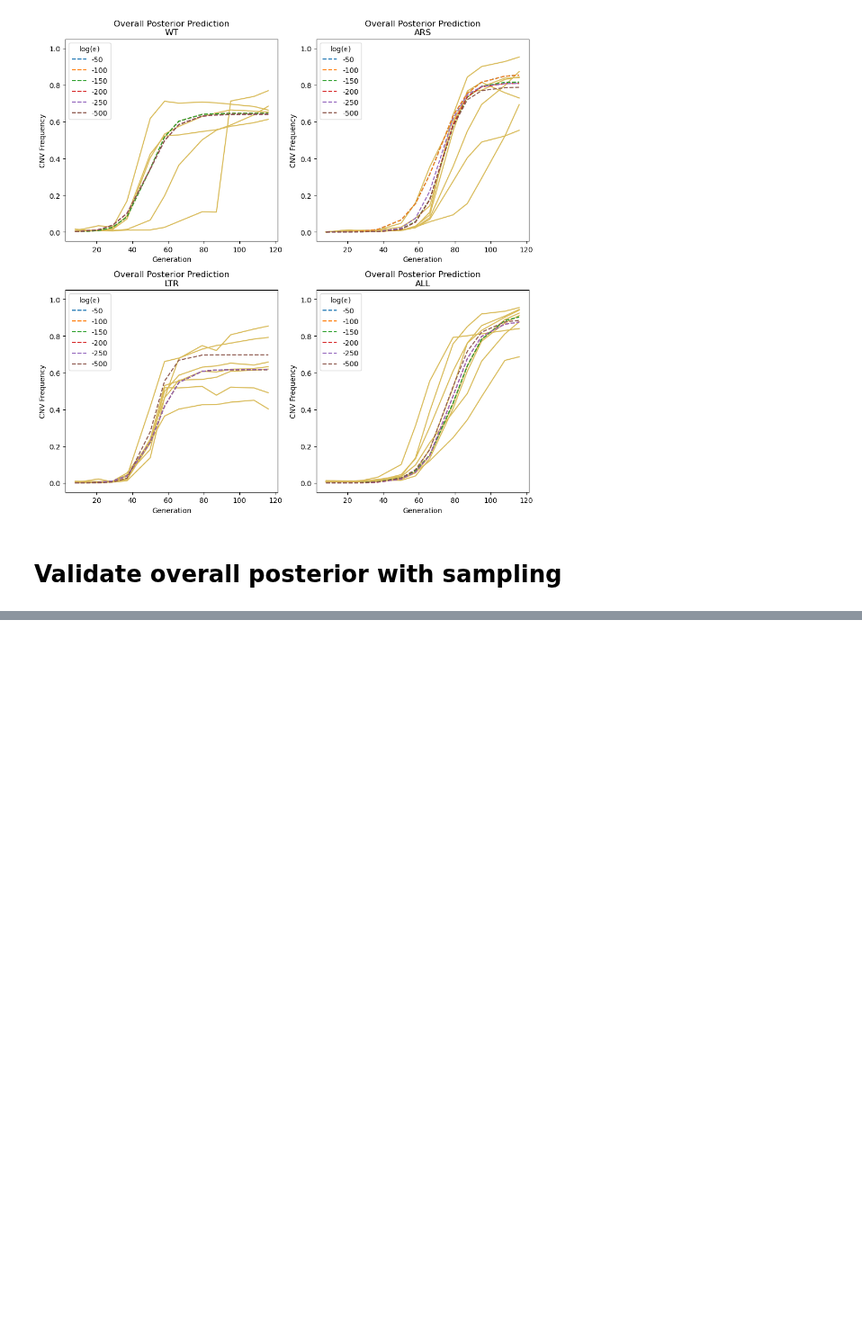
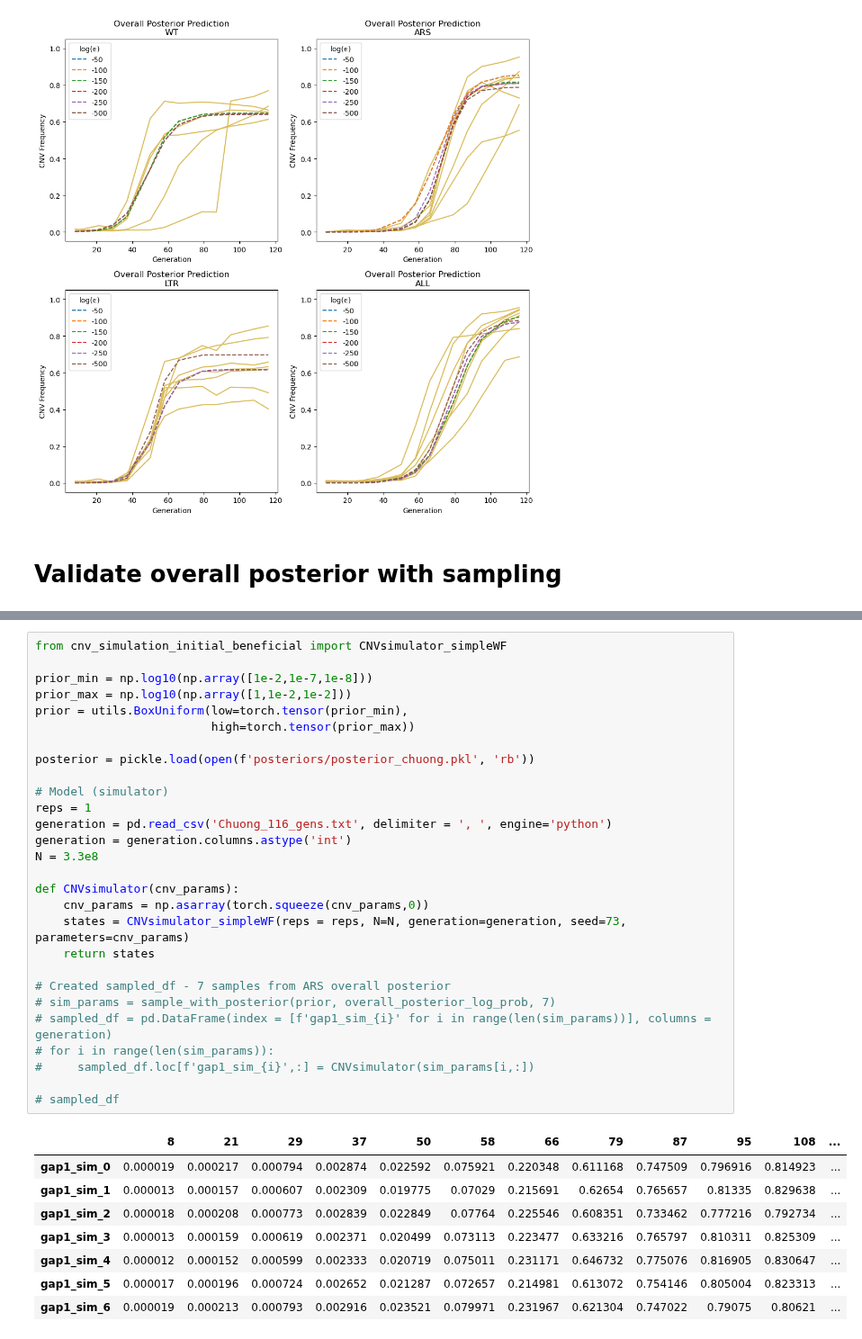
Before and after one commit to yoavram-lab/chuong_et_al, a Jupyter notebook: Overall Posterior.ipynb, the cells around one changed output, grey strips where cells are left out. Shown at 90% size. Saved outputs shown, nothing was run; the diff lists cells and outputs as text; blank space fills up the shorter version.

```diff
--- a/Overall Posterior.ipynb
+++ b/Overall Posterior.ipynb
@@ -340,0 +399,37 @@ sample_with_posterior(prior, overall_posterior_log_prob, 100000)
+# %%
+from cnv_simulation_initial_beneficial import CNVsimulator_simpleWF
+
+prior_min = np.log10(np.array([1e-2,1e-7,1e-8]))
+prior_max = np.log10(np.array([1,1e-2,1e-2]))
+prior = utils.BoxUniform(low=torch.tensor(prior_min),
+                         high=torch.tensor(prior_max))
+
+posterior = pickle.load(open(f'posteriors/posterior_chuong.pkl', 'rb'))
+
+# Model (simulator)
+reps = 1
+generation = pd.read_csv('Chuong_116_gens.txt', delimiter = ', ', engine='python')
+generation = generation.columns.astype('int')
+N = 3.3e8
+
+def CNVsimulator(cnv_params):
+    cnv_params = np.asarray(torch.squeeze(cnv_params,0))
+    states = CNVsimulator_simpleWF(reps = reps, N=N, generation=generation, seed=73, parameters=cnv_params)
+    return states
+
+# Created sampled_df - 7 samples from ARS overall posterior
+# sim_params = sample_with_posterior(prior, overall_posterior_log_prob, 7)
+# sampled_df = pd.DataFrame(index = [f'gap1_sim_{i}' for i in range(len(sim_params))], columns = generation)
+# for i in range(len(sim_params)):
+#     sampled_df.loc[f'gap1_sim_{i}',:] = CNVsimulator(sim_params[i,:])
+
+# sampled_df
+# %% [output]
+|  | 8 | 21 | 29 | 37 | 50 | 58 | 66 | 79 | 87 | 95 | 108 | ... |
+| gap1_sim_0 | 0.000019 | 0.000217 | 0.000794 | 0.002874 | 0.022592 | 0.075921 | 0.220348 | 0.611168 | 0.747509 | 0.796916 | 0.814923 | ... |
+| gap1_sim_1 | 0.000013 | 0.000157 | 0.000607 | 0.002309 | 0.019775 | 0.07029 | 0.215691 | 0.62654 | 0.765657 | 0.81335 | 0.829638 | ... |
+| gap1_sim_2 | 0.000018 | 0.000208 | 0.000773 | 0.002839 | 0.022849 | 0.07764 | 0.225546 | 0.608351 | 0.733462 | 0.777216 | 0.792734 | ... |
+| gap1_sim_3 | 0.000013 | 0.000159 | 0.000619 | 0.002371 | 0.020499 | 0.073113 | 0.223477 | 0.633216 | 0.765797 | 0.810311 | 0.825309 | ... |
+| gap1_sim_4 | 0.000012 | 0.000152 | 0.000599 | 0.002333 | 0.020719 | 0.075011 | 0.231171 | 0.646732 | 0.775076 | 0.816905 | 0.830647 | ... |
+| gap1_sim_5 | 0.000017 | 0.000196 | 0.000724 | 0.002652 | 0.021287 | 0.072657 | 0.214981 | 0.613072 | 0.754146 | 0.805004 | 0.823313 | ... |
+| gap1_sim_6 | 0.000019 | 0.000213 | 0.000793 | 0.002916 | 0.023521 | 0.079971 | 0.231967 | 0.621304 | 0.747022 | 0.79075 | 0.80621 | ... |
```
Also changed, not shown: parts of 8 cells of this notebook.
